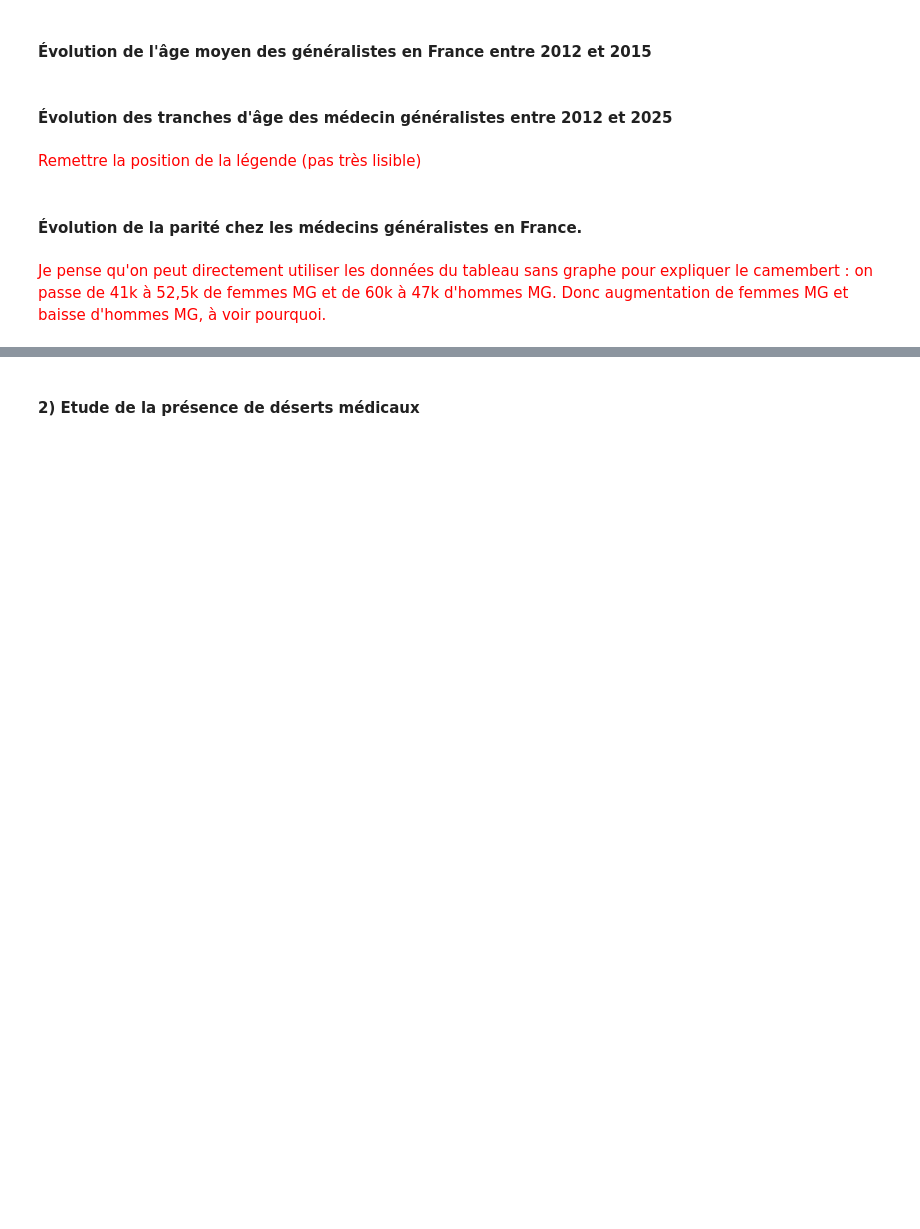
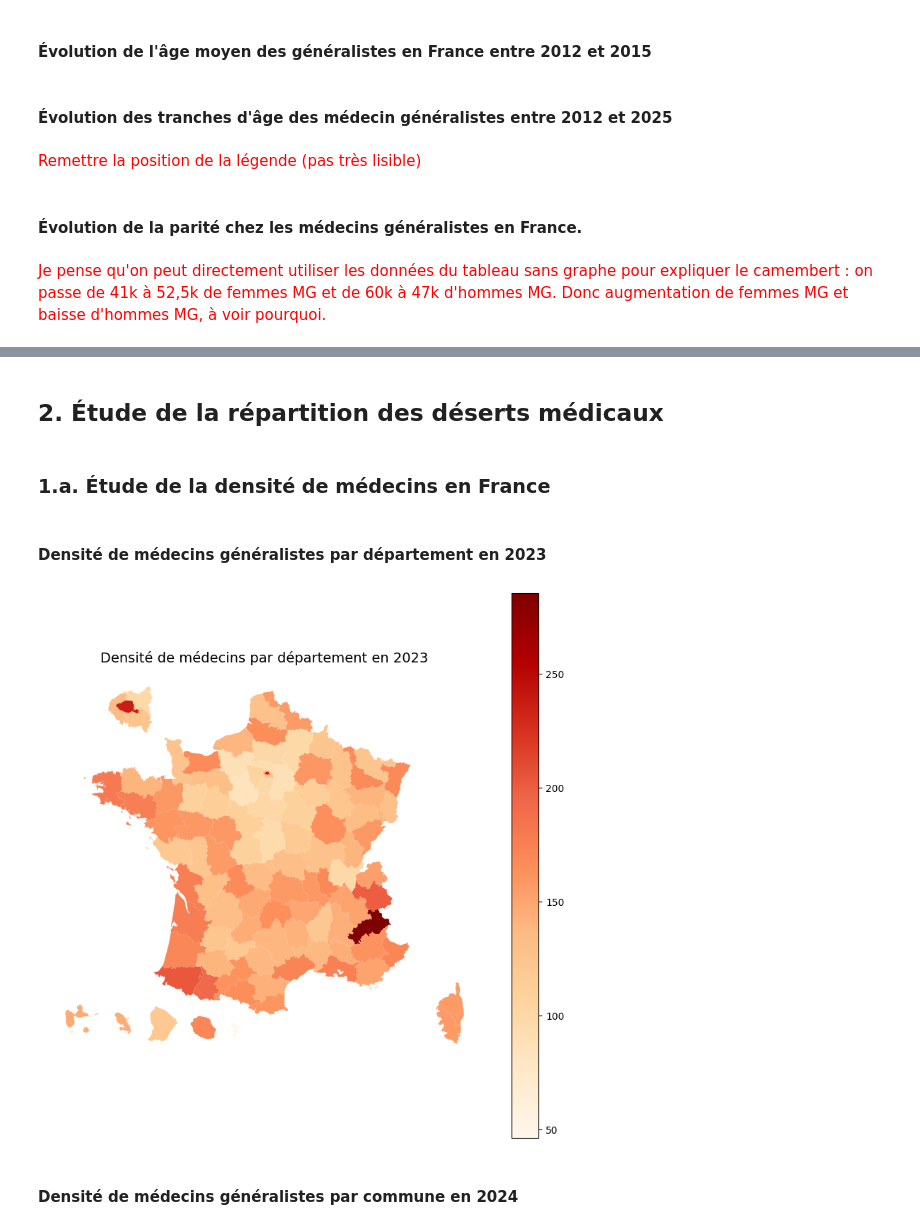
Before and after one commit to dfornier/Python-pour-la-data-science, a Jupyter notebook: Mise au propre.ipynb, the cells around one changed output, grey strips where cells are left out. Drawn from its saved outputs; the diff is of its cells as text; code cells hidden in the pictures; blank space fills up the shorter version.

```diff
--- a/Mise au propre.ipynb
+++ b/Mise au propre.ipynb
@@ -421,2 +672,48 @@ plt.show()
 # %% [markdown]
-#### **2) Etude de la présence de déserts médicaux**
+## **2. Étude de la répartition des déserts médicaux**
+# %% [markdown]
+### **1.a. Étude de la densité de médecins en France**
+# %% [markdown]
+#### **Densité de médecins généralistes par département en 2023**
+# %%
+# On fait une base de données qui nous donne la densité par département et par année.
+df = df_MG_densite.copy()
+df = df[(
+    df['departement'] != '000-Ensemble')
+    & (df['tranche_age'] == '00-Ensemble')
+    & (df['exercice'] == '0-Ensemble')
+]
+
+df.reset_index(inplace = True, drop = True)
+
+# On recode la variable du département pour ne garder que le code.
+df['departement'] = df['departement'].astype(str).str[:3]
+
+# On recode la variable du département de la base cartiflette pour que les codes correspondent.
+departements = gdf_departements.copy()
+departements['INSEE_DEP'] = departements['INSEE_DEP'].str.zfill(3)
+# %%
+# Jointure des deux bases sur la clé du code du département.
+departements = departements.merge(df, left_on = "INSEE_DEP", right_on = "departement", how="left")
+departements = departements.to_crs(2154)
+# %%
+# Tracé de la carte.
+fig, ax = plt.subplots(figsize=(10,10))
+
+departements.plot(
+    ax=ax,
+    column="densite_2023",
+    cmap="OrRd",
+    linewidth=0,
+    edgecolor="lightgrey",
+    legend=True,
+)
+
+ax.axis("off")
+ax.set_title("Densité de médecins par département en 2023", fontsize=14)
+
+plt.show()
+# %% [output]
+[figure, added]
+# %% [markdown]
+#### **Densité de médecins généralistes par commune en 2024**
```
Also changed, not shown: parts of 60 cells of this notebook, 1 other file.
